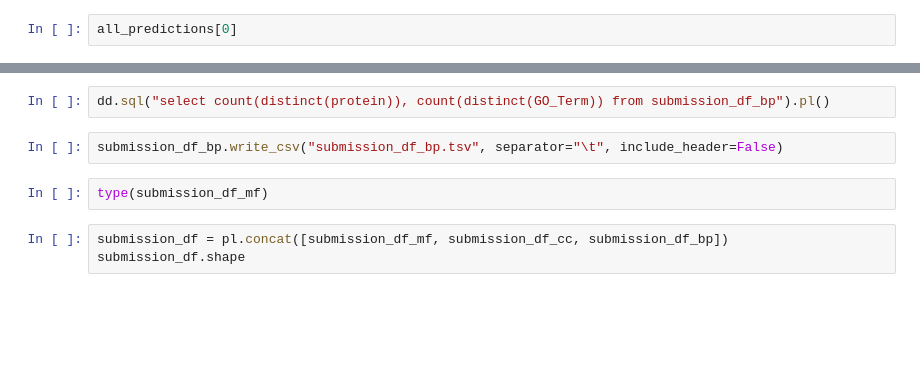
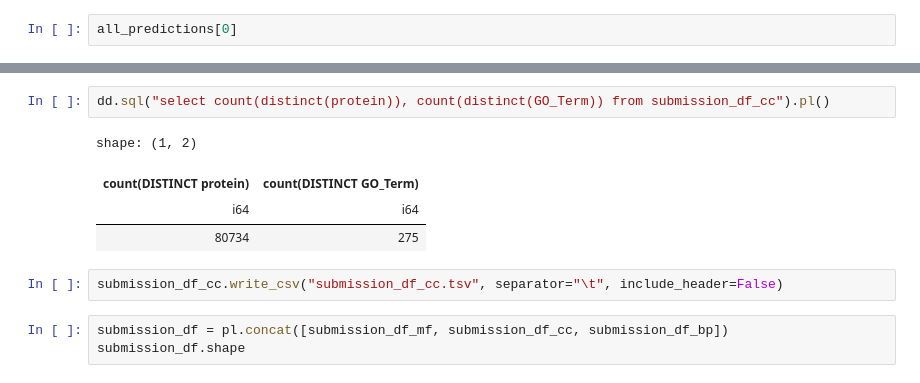
Before and after one commit to sumaniitm/cafa-6-protein-function-prediction-kaggle, a Jupyter notebook: cafa6-baseline-and-feature-engineering.ipynb, the cells around one changed output, grey strips where cells are left out. Saved outputs shown, nothing was run; the diff lists cells and outputs as text; blank space fills up the shorter version.

```diff
--- a/cafa6-baseline-and-feature-engineering.ipynb
+++ b/cafa6-baseline-and-feature-engineering.ipynb
@@ -612,9 +732,12 @@ submission_df_bp.head(10)
 # %%
-dd.sql("select count(distinct(protein)), count(distinct(GO_Term)) from submission_df_bp").pl()
+dd.sql("select count(distinct(protein)), count(distinct(GO_Term)) from submission_df_cc").pl()
+# %% [output]
+shape: (1, 2)
+| count(DISTINCT protein) | count(DISTINCT GO_Term) |
+| i64 | i64 |
+| 80734 | 275 |
 # %%
-submission_df_bp.write_csv("submission_df_bp.tsv", separator="\t", include_header=False)
+submission_df_cc.write_csv("submission_df_cc.tsv", separator="\t", include_header=False)
-# %%
-type(submission_df_mf)
 # %%
 submission_df = pl.concat([submission_df_mf, submission_df_cc, submission_df_bp])
 submission_df.shape
```
Also changed, not shown: parts of 19 cells of this notebook.
